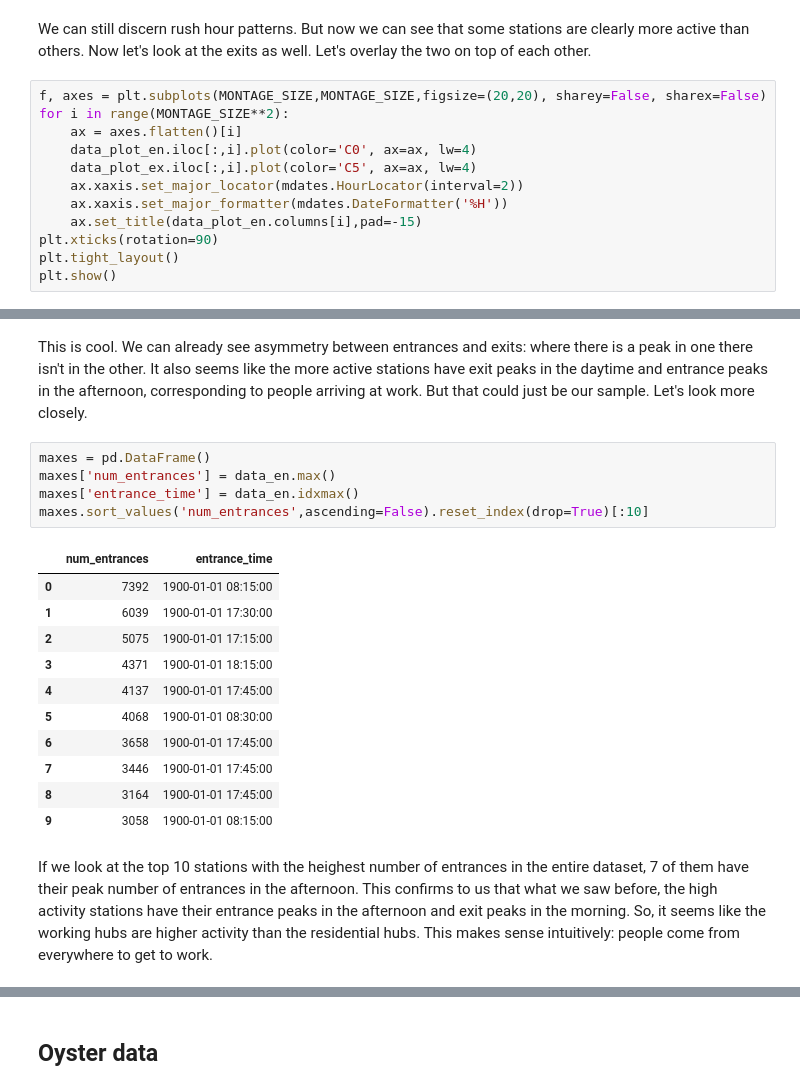
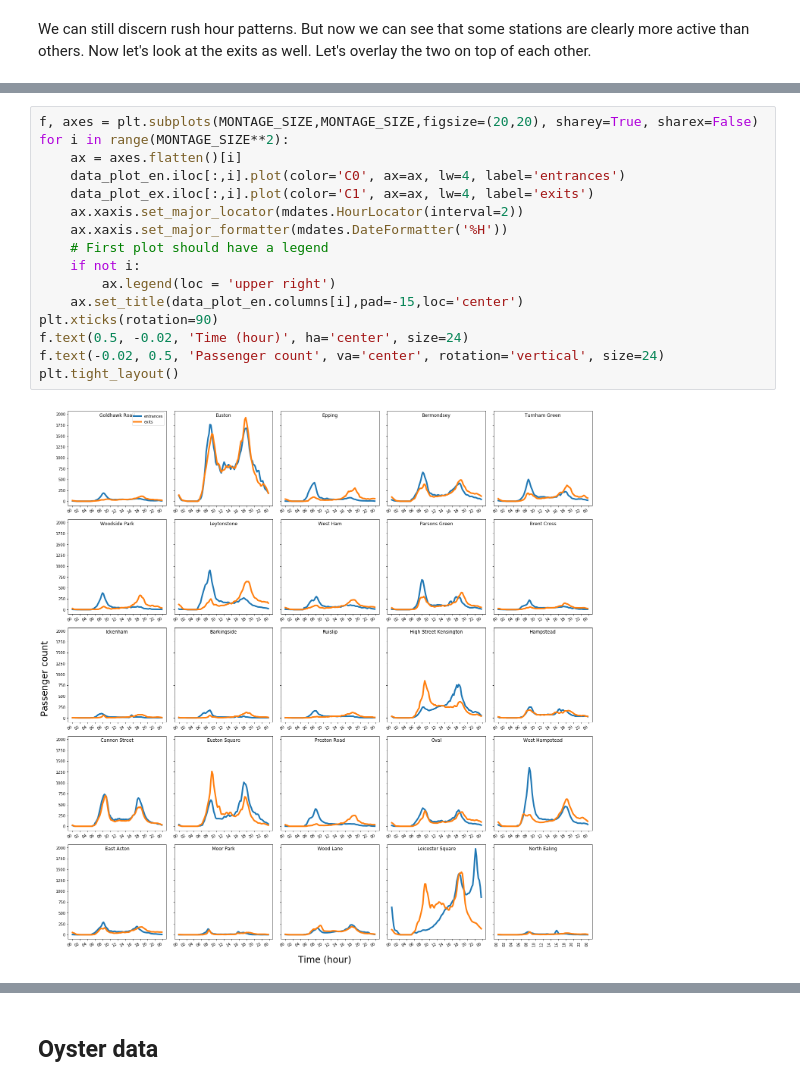
Before and after one commit to itko/cities, a Jupyter notebook: notebooks/london.ipynb, the cells around one changed output, grey strips where cells are left out. Drawn from its saved outputs; the diff is of its cells as text.

Commit message:
Population estimation, axes and titles

```diff
--- a/notebooks/london.ipynb
+++ b/notebooks/london.ipynb
@@ -71,14 +77,2 @@ plt.show()
 # %% [markdown]
 We can still discern rush hour patterns. But now we can see that some stations are clearly more active than others. Now let's look at the exits as well. Let's overlay the two on top of each other.
-# %%
-f, axes = plt.subplots(MONTAGE_SIZE,MONTAGE_SIZE,figsize=(20,20), sharey=False, sharex=False)
-for i in range(MONTAGE_SIZE**2):
-    ax = axes.flatten()[i]
-    data_plot_en.iloc[:,i].plot(color='C0', ax=ax, lw=4)
-    data_plot_ex.iloc[:,i].plot(color='C5', ax=ax, lw=4)
-    ax.xaxis.set_major_locator(mdates.HourLocator(interval=2))
-    ax.xaxis.set_major_formatter(mdates.DateFormatter('%H'))
-    ax.set_title(data_plot_en.columns[i],pad=-15)
-plt.xticks(rotation=90)
-plt.tight_layout()
-plt.show()
@@ -87,21 +79,18 @@ plt.show()
-# %% [markdown]
-This is cool. We can already see asymmetry between entrances and exits: where there is a peak in one there isn't in the other. It also seems like the more active stations have exit peaks in the daytime and entrance peaks in the afternoon, corresponding to people arriving at work. But that could just be our sample. Let's look more closely.
-# %%
-maxes = pd.DataFrame()
-maxes['num_entrances'] = data_en.max()
-maxes['entrance_time'] = data_en.idxmax()
-maxes.sort_values('num_entrances',ascending=False).reset_index(drop=True)[:10]
-# %% [output]
-|  | num_entrances | entrance_time |
-| 0 | 7392 | 1900-01-01 08:15:00 |
-| 1 | 6039 | 1900-01-01 17:30:00 |
-| 2 | 5075 | 1900-01-01 17:15:00 |
-| 3 | 4371 | 1900-01-01 18:15:00 |
-| 4 | 4137 | 1900-01-01 17:45:00 |
-| 5 | 4068 | 1900-01-01 08:30:00 |
-| 6 | 3658 | 1900-01-01 17:45:00 |
-| 7 | 3446 | 1900-01-01 17:45:00 |
-| 8 | 3164 | 1900-01-01 17:45:00 |
-| 9 | 3058 | 1900-01-01 08:15:00 |
-# %% [markdown]
-If we look at the top 10 stations with the heighest number of entrances in the entire dataset, 7 of them have their peak number of entrances in the afternoon. This confirms to us that what we saw before, the high activity stations have their entrance peaks in the afternoon and exit peaks in the morning. So, it seems like the working hubs are higher activity than the residential hubs. This makes sense intuitively: people come from everywhere to get to work.
+# %%
+f, axes = plt.subplots(MONTAGE_SIZE,MONTAGE_SIZE,figsize=(20,20), sharey=True, sharex=False)
+for i in range(MONTAGE_SIZE**2):
+    ax = axes.flatten()[i]
+    data_plot_en.iloc[:,i].plot(color='C0', ax=ax, lw=4, label='entrances')
+    data_plot_ex.iloc[:,i].plot(color='C1', ax=ax, lw=4, label='exits')
+    ax.xaxis.set_major_locator(mdates.HourLocator(interval=2))
+    ax.xaxis.set_major_formatter(mdates.DateFormatter('%H'))
+    # First plot should have a legend
+    if not i:
+        ax.legend(loc = 'upper right')
+    ax.set_title(data_plot_en.columns[i],pad=-15,loc='center')
+plt.xticks(rotation=90)
+f.text(0.5, -0.02, 'Time (hour)', ha='center', size=24)
+f.text(-0.02, 0.5, 'Passenger count', va='center', rotation='vertical', size=24)
+plt.tight_layout()
+# %% [output]
+[figure, added]
```
Also changed, not shown: parts of 148 cells of this notebook.
